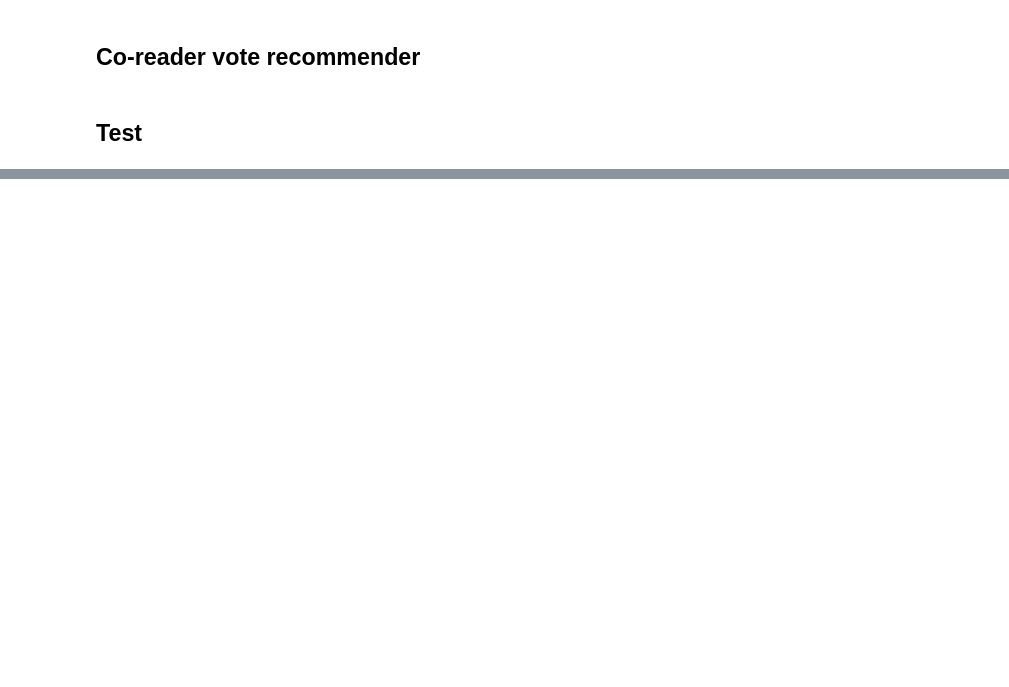
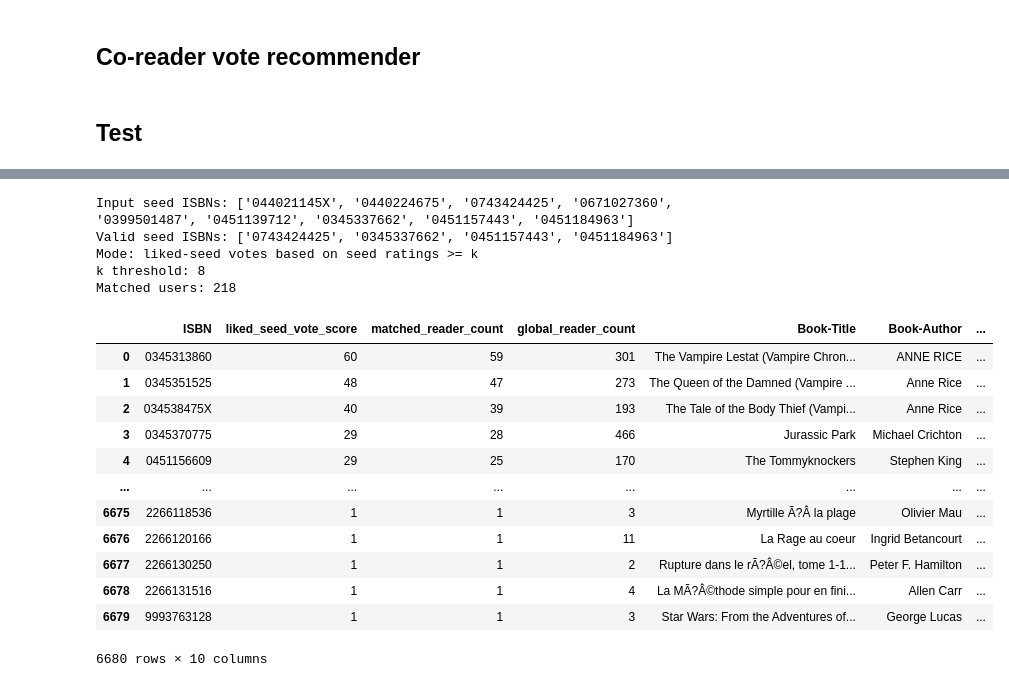
Before and after one commit to vladipetkov/Amazon-Books, a Jupyter notebook: book_recommendation_beta.ipynb, the cells around one changed output, grey strips where cells are left out. Drawn from its saved outputs; the diff is of its cells as text; code cells hidden in the pictures; blank space fills up the shorter version.

```diff
--- a/book_recommendation_beta.ipynb
+++ b/book_recommendation_beta.ipynb
@@ -222,3 +311,24 @@ Number of valid seed ISBNs: 9
+# %%
+recommender(seed_isbns,k=8)
+# %% [output]
+Input seed ISBNs: ['044021145X', '0440224675', '0743424425', '0671027360', '0399501487', '0451139712', '0345337662', '0451157443', '0451184963']
+Valid seed ISBNs: ['0743424425', '0345337662', '0451157443', '0451184963']
+Mode: liked-seed votes based on seed ratings >= k
+k threshold: 8
+Matched users: 218
+|  | ISBN | liked_seed_vote_score | matched_reader_count | global_reader_count | Book-Title | Book-Author | ... |
+| 0 | 0345313860 | 60 | 59 | 301 | The Vampire Lestat (Vampire Chron... | ANNE RICE | ... |
+| 1 | 0345351525 | 48 | 47 | 273 | The Queen of the Damned (Vampire ... | Anne Rice | ... |
+| 2 | 034538475X | 40 | 39 | 193 | The Tale of the Body Thief (Vampi... | Anne Rice | ... |
+| 3 | 0345370775 | 29 | 28 | 466 | Jurassic Park | Michael Crichton | ... |
+| 4 | 0451156609 | 29 | 25 | 170 | The Tommyknockers | Stephen King | ... |
+| ... | ... | ... | ... | ... | ... | ... | ... |
+| 6675 | 2266118536 | 1 | 1 | 3 | Myrtille Ã?Â la plage | Olivier Mau | ... |
+| 6676 | 2266120166 | 1 | 1 | 11 | La Rage au coeur | Ingrid Betancourt | ... |
+| 6677 | 2266130250 | 1 | 1 | 2 | Rupture dans le rÃ?Â©el, tome 1-1... | Peter F. Hamilton | ... |
+| 6678 | 2266131516 | 1 | 1 | 4 | La MÃ?Â©thode simple pour en fini... | Allen Carr | ... |
+| 6679 | 9993763128 | 1 | 1 | 3 | Star Wars: From the Adventures of... | George Lucas | ... |
+6680 rows × 10 columns
 # %%
 def test_random_user_recommendations(
     min_books_read=15,
```
Also changed, not shown: parts of 13 cells of this notebook, 1 other file.
